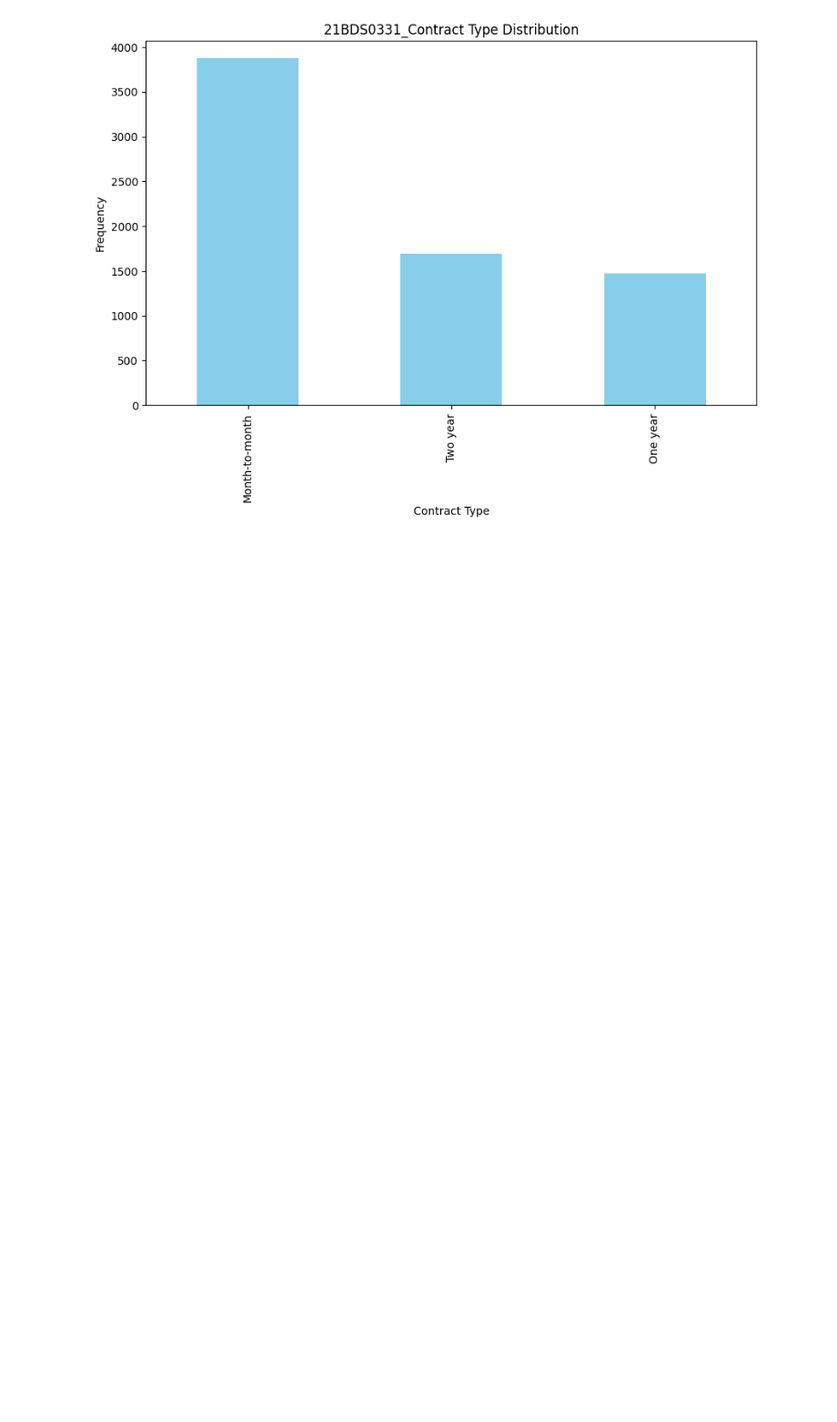
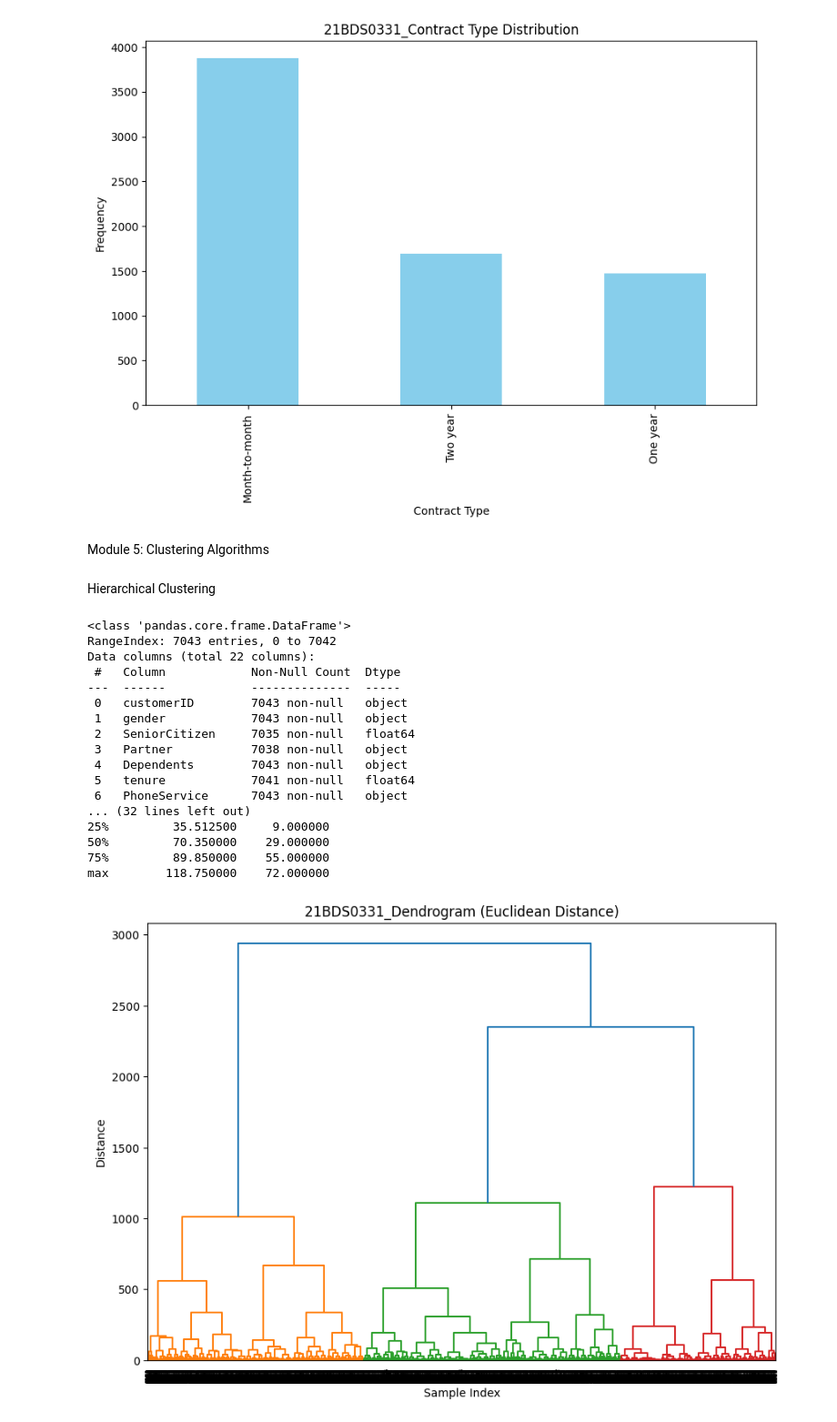
Before and after one commit to RashelGarg/Exploratory-Data-Analysis, a Jupyter notebook: EDA_Th_DA.ipynb, the cells around one changed output. Shown at 91% size. Cells and saved outputs as stored; diff of their text form; code cells hidden in the pictures; blank space fills up the shorter version.

```diff
--- a/EDA_Th_DA.ipynb
+++ b/EDA_Th_DA.ipynb
@@ -100,3 +181,60 @@ plt.show()
 # %% [output]
 [figure]
 [figure]
+# %% [markdown]
+Module 5: Clustering Algorithms
+# %% [markdown]
+Hierarchical Clustering
+# %%
+# Import necessary libraries
+import pandas as pd
+from scipy.cluster.hierarchy import dendrogram, linkage
+from scipy.spatial.distance import pdist
+import matplotlib.pyplot as plt
+
+# Selecting relevant columns ('MonthlyCharges' and 'tenure')
+df_selected = df[['MonthlyCharges', 'tenure']]
+
+# Check for missing values and handle them
+if df_selected.isna().sum().sum() > 0:
+    # Option 1: Remove rows with missing values
+    df_selected = df_selected.dropna()
+
+    # Option 2: Impute missing values with column means (uncomment if desired)
+    # df_selected.fillna(df_selected.mean(), inplace=True)
+
+# Display basic statistical summary after preprocessing
+print(df_selected.describe())
+
+# Compute distance matrix (using 'euclidean' as the distance measure)
+dist_matrix = pdist(df_selected, metric='euclidean')
+
+# Perform hierarchical clustering using Ward's method
+linkage_matrix = linkage(dist_matrix, method='ward')
+
+# Visualize dendrogram
+plt.figure(figsize=(10, 7))
+dendrogram(linkage_matrix)
+plt.title("21BDS0331_Dendrogram (Euclidean Distance)")
+plt.xlabel("Sample Index")
+plt.ylabel("Distance")
+plt.show()
+# %% [output]
+<class 'pandas.core.frame.DataFrame'>
+RangeIndex: 7043 entries, 0 to 7042
+Data columns (total 22 columns):
+ #   Column            Non-Null Count  Dtype
+---  ------            --------------  -----
+ 0   customerID        7043 non-null   object
+ 1   gender            7043 non-null   object
+ 2   SeniorCitizen     7035 non-null   float64
+ 3   Partner           7038 non-null   object
+ 4   Dependents        7043 non-null   object
+ 5   tenure            7041 non-null   float64
+ 6   PhoneService      7043 non-null   object
+... (32 lines left out)
+25%         35.512500     9.000000
+50%         70.350000    29.000000
+75%         89.850000    55.000000
+max        118.750000    72.000000
+[figure, added]
```
Also changed, not shown: parts of 5 cells of this notebook.
